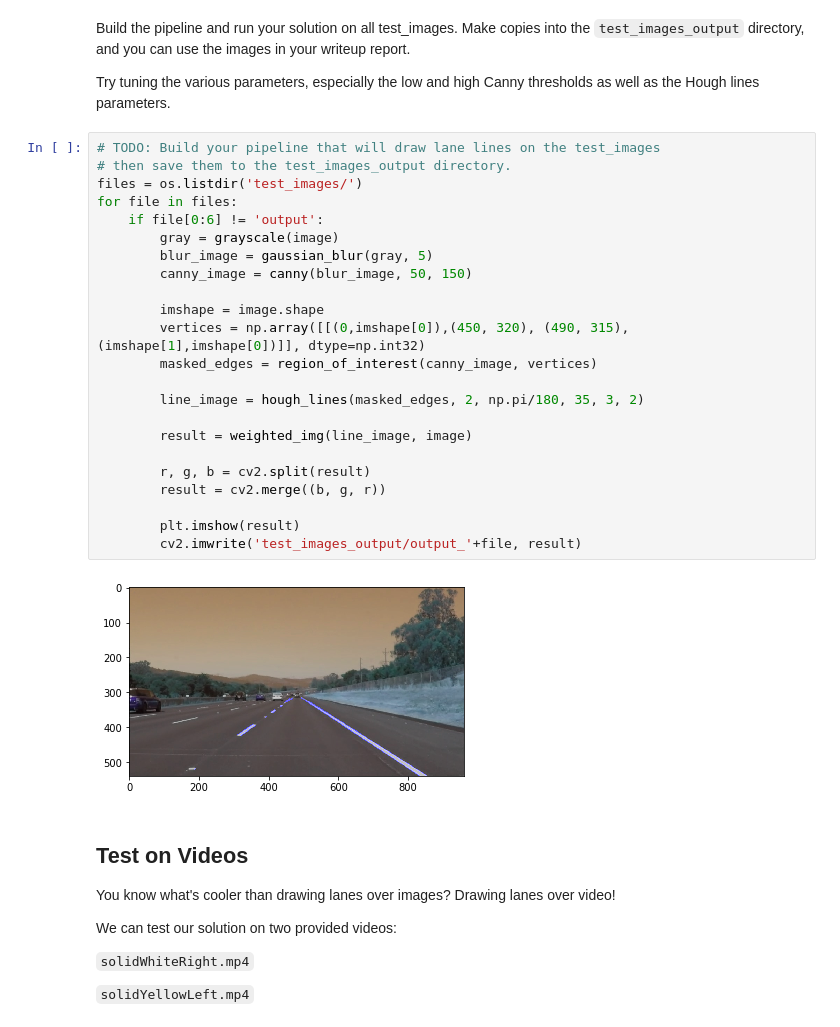
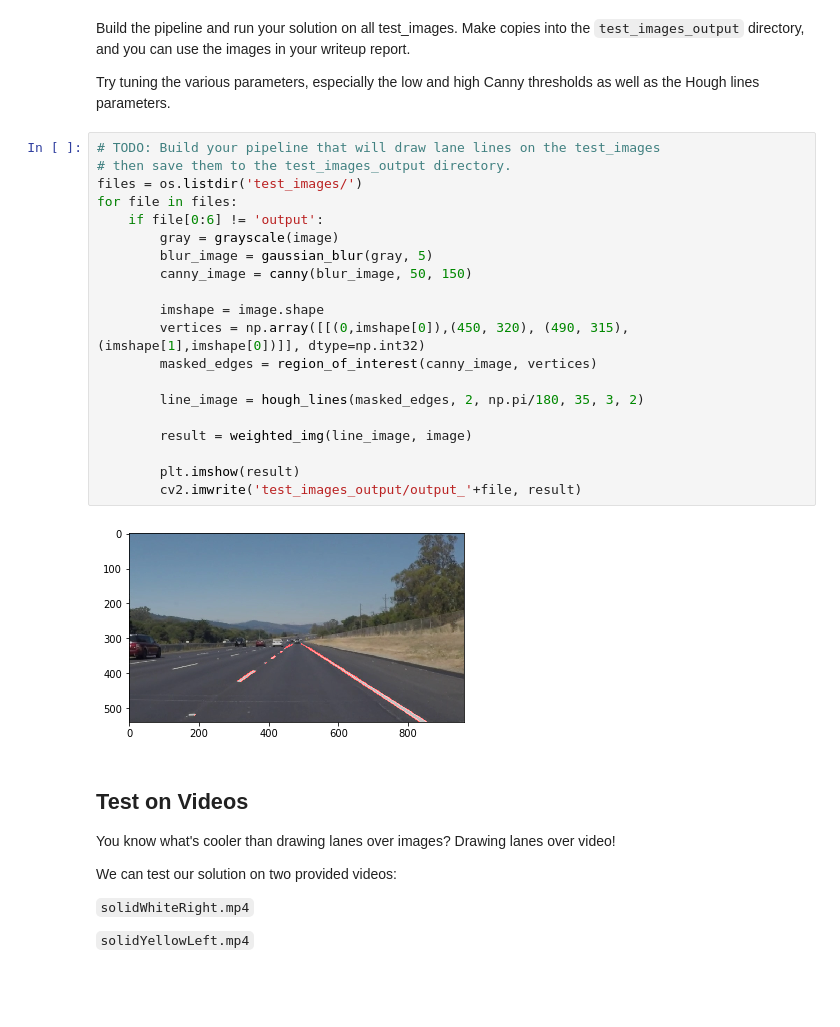
Before and after one commit to pskshyam/Self-Driving-Car-Advanced-Lane-Line-Finding, a Jupyter notebook: P1.ipynb, the cells around one changed output. Saved outputs shown, nothing was run; the diff lists cells and outputs as text; blank space fills up the shorter version.

```diff
--- a/P1.ipynb
+++ b/P1.ipynb
@@ -197,28 +197,25 @@ Try tuning the various parameters, especially the low and high Canny thresholds
 # %%
 # TODO: Build your pipeline that will draw lane lines on the test_images
 # then save them to the test_images_output directory.
 files = os.listdir('test_images/')
 for file in files:
     if file[0:6] != 'output':
         gray = grayscale(image)
         blur_image = gaussian_blur(gray, 5)
         canny_image = canny(blur_image, 50, 150)
 
         imshape = image.shape
         vertices = np.array([[(0,imshape[0]),(450, 320), (490, 315),(imshape[1],imshape[0])]], dtype=np.int32)
         masked_edges = region_of_interest(canny_image, vertices)
 
         line_image = hough_lines(masked_edges, 2, np.pi/180, 35, 3, 2)
 
         result = weighted_img(line_image, image)
 
-        r, g, b = cv2.split(result)
-        result = cv2.merge((b, g, r))
-
         plt.imshow(result)
         cv2.imwrite('test_images_output/output_'+file, result)
 # %% [output]
-[figure, old version]
+[figure, new version]
 # %% [markdown]
 ## Test on Videos
 
```
Also changed, not shown: parts of 3 cells of this notebook, 7 other files.
